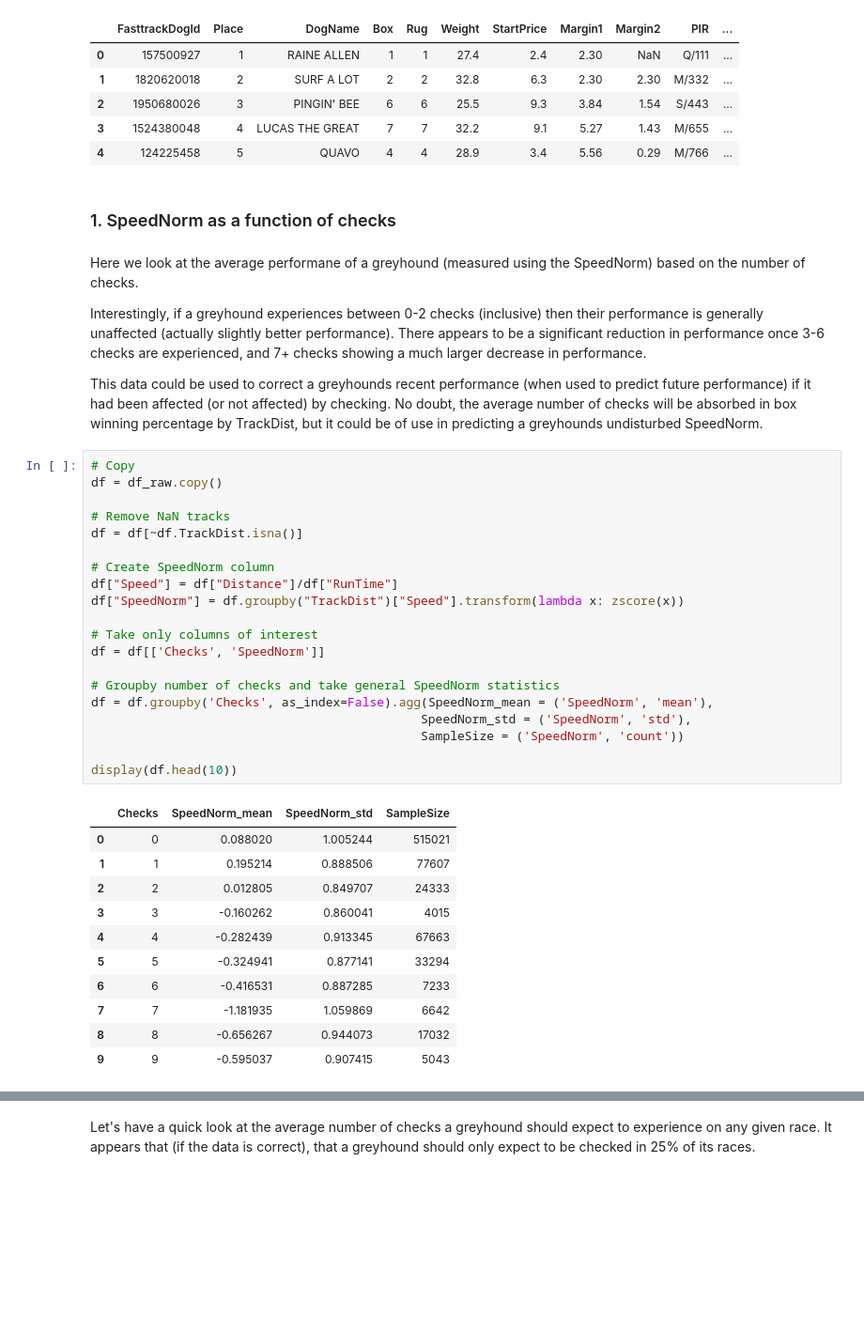
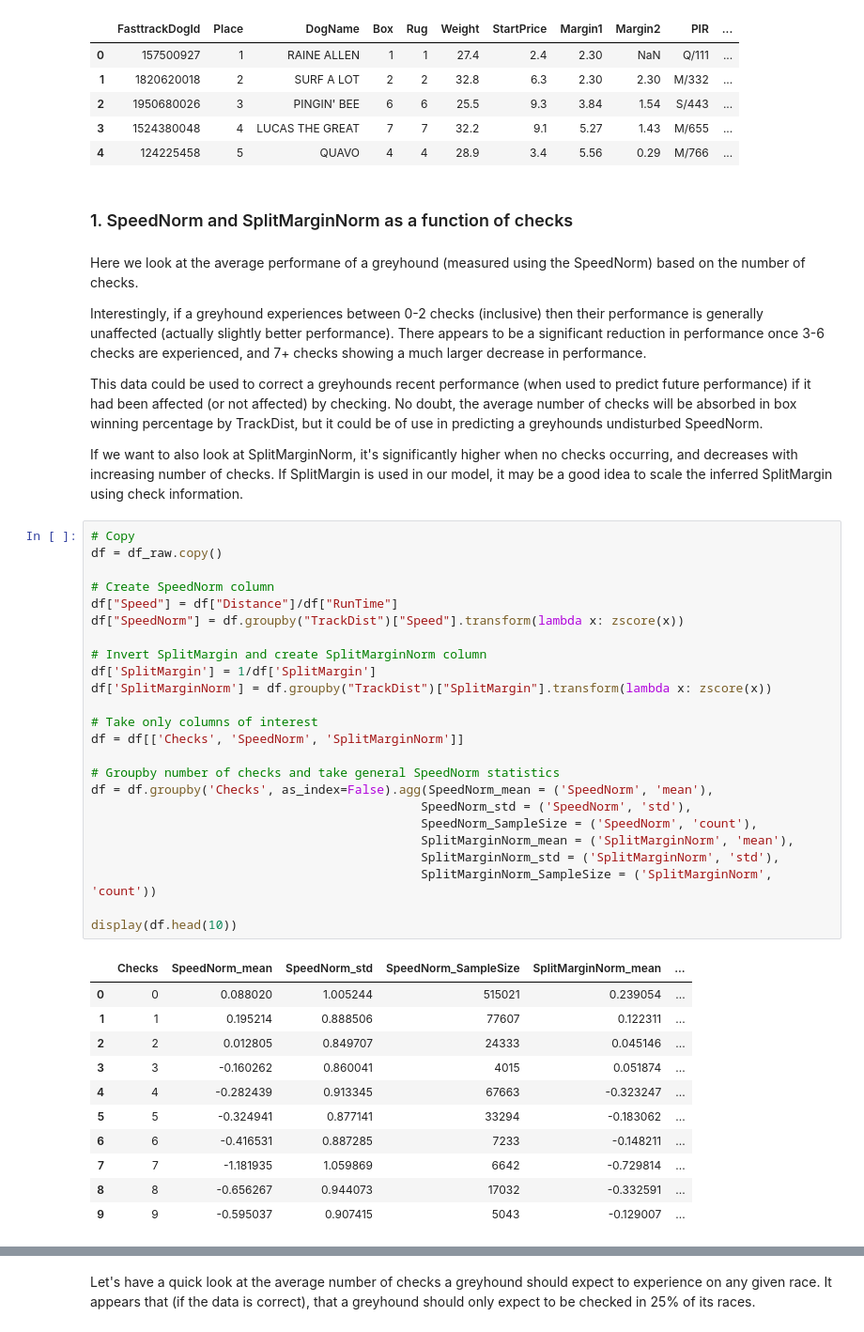
Before and after one commit to Isilisi/Greyhounds, a Jupyter notebook: eda/checks.ipynb, the cells around one changed output, grey strips where cells are left out. Shown at 94% size. Drawn from its saved outputs; the diff is of its cells as text; blank space fills up the shorter version.

Commit message:
Added SplitMargin to first section of checks.ipynb

```diff
--- a/eda/checks.ipynb
+++ b/eda/checks.ipynb
@@ -38,43 +38,49 @@ display(df_raw.head())
 | 3 | 1524380048 | 4 | LUCAS THE GREAT | 7 | 7 | 32.2 | 9.1 | 5.27 | 1.43 | M/655 | ... |
 | 4 | 124225458 | 5 | QUAVO | 4 | 4 | 28.9 | 3.4 | 5.56 | 0.29 | M/766 | ... |
 # %% [markdown]
-### 1. SpeedNorm as a function of checks
+### 1. SpeedNorm and SplitMarginNorm as a function of checks
 # %% [markdown]
 Here we look at the average performane of a greyhound (measured using the SpeedNorm) based on the number of checks.
 
 Interestingly, if a greyhound experiences between 0-2 checks (inclusive) then their performance is generally unaffected (actually slightly better performance). There appears to be a significant reduction in performance once 3-6 checks are experienced, and 7+ checks showing a much larger decrease in performance.
 
 This data could be used to correct a greyhounds recent performance (when used to predict future performance) if it had been affected (or not affected) by checking. No doubt, the average number of checks will be absorbed in box winning percentage by TrackDist, but it could be of use in predicting a greyhounds undisturbed SpeedNorm.
+
+If we want to also look at SplitMarginNorm, it's significantly higher when no checks occurring, and decreases with increasing number of checks. If SplitMargin is used in our model, it may be a good idea to scale the inferred SplitMargin using check information.
 # %%
 # Copy
 df = df_raw.copy()
-
-# Remove NaN tracks
-df = df[~df.TrackDist.isna()]
 
 # Create SpeedNorm column
 df["Speed"] = df["Distance"]/df["RunTime"]
 df["SpeedNorm"] = df.groupby("TrackDist")["Speed"].transform(lambda x: zscore(x))
 
+# Invert SplitMargin and create SplitMarginNorm column
+df['SplitMargin'] = 1/df['SplitMargin']
+df['SplitMarginNorm'] = df.groupby("TrackDist")["SplitMargin"].transform(lambda x: zscore(x))
+
 # Take only columns of interest
-df = df[['Checks', 'SpeedNorm']]
+df = df[['Checks', 'SpeedNorm', 'SplitMarginNorm']]
 
 # Groupby number of checks and take general SpeedNorm statistics
 df = df.groupby('Checks', as_index=False).agg(SpeedNorm_mean = ('SpeedNorm', 'mean'),
                                              SpeedNorm_std = ('SpeedNorm', 'std'),
-                                             SampleSize = ('SpeedNorm', 'count'))
+                                             SpeedNorm_SampleSize = ('SpeedNorm', 'count'),
+                                             SplitMarginNorm_mean = ('SplitMarginNorm', 'mean'),
+                                             SplitMarginNorm_std = ('SplitMarginNorm', 'std'),
+                                             SplitMarginNorm_SampleSize = ('SplitMarginNorm', 'count'))
 
 display(df.head(10))
 # %% [output]
-|  | Checks | SpeedNorm_mean | SpeedNorm_std | SampleSize |
-| 0 | 0 | 0.088020 | 1.005244 | 515021 |
-| 1 | 1 | 0.195214 | 0.888506 | 77607 |
-| 2 | 2 | 0.012805 | 0.849707 | 24333 |
-| 3 | 3 | -0.160262 | 0.860041 | 4015 |
-| 4 | 4 | -0.282439 | 0.913345 | 67663 |
-| 5 | 5 | -0.324941 | 0.877141 | 33294 |
-| 6 | 6 | -0.416531 | 0.887285 | 7233 |
-| 7 | 7 | -1.181935 | 1.059869 | 6642 |
-| 8 | 8 | -0.656267 | 0.944073 | 17032 |
-| 9 | 9 | -0.595037 | 0.907415 | 5043 |
+|  | Checks | SpeedNorm_mean | SpeedNorm_std | SpeedNorm_SampleSize | SplitMarginNorm_mean | ... |
+| 0 | 0 | 0.088020 | 1.005244 | 515021 | 0.239054 | ... |
+| 1 | 1 | 0.195214 | 0.888506 | 77607 | 0.122311 | ... |
+| 2 | 2 | 0.012805 | 0.849707 | 24333 | 0.045146 | ... |
+| 3 | 3 | -0.160262 | 0.860041 | 4015 | 0.051874 | ... |
+| 4 | 4 | -0.282439 | 0.913345 | 67663 | -0.323247 | ... |
+| 5 | 5 | -0.324941 | 0.877141 | 33294 | -0.183062 | ... |
+| 6 | 6 | -0.416531 | 0.887285 | 7233 | -0.148211 | ... |
+| 7 | 7 | -1.181935 | 1.059869 | 6642 | -0.729814 | ... |
+| 8 | 8 | -0.656267 | 0.944073 | 17032 | -0.332591 | ... |
+| 9 | 9 | -0.595037 | 0.907415 | 5043 | -0.129007 | ... |
 # %% [markdown]
```
Also changed, not shown: parts of 4 cells of this notebook.
